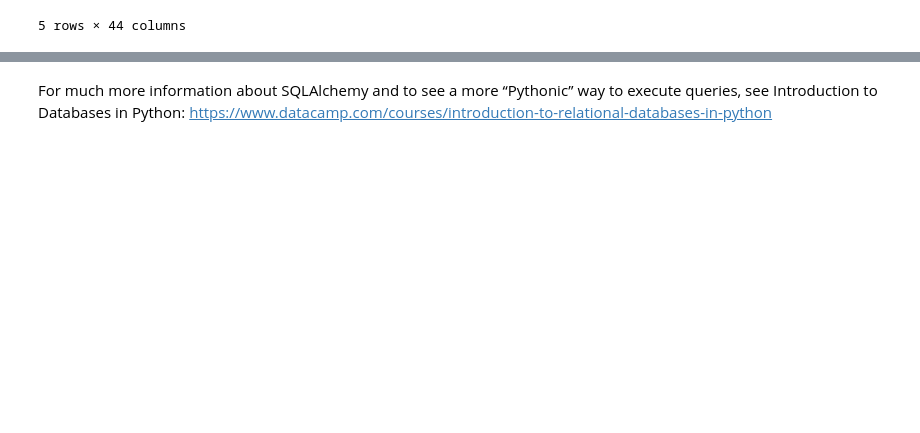
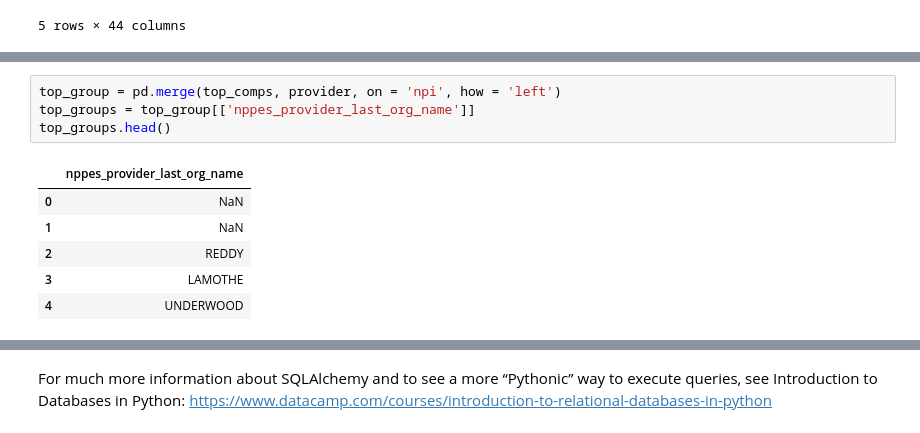
Before and after one commit to NSS-Data-Analytics-Cohort-12/prescribers-python-da12-v2-pandamore, a Jupyter notebook: notebooks/prescribers.ipynb, the cells around one changed output, grey strips where cells are left out. Drawn from its saved outputs; the diff is of its cells as text; blank space fills up the shorter version.

```diff
--- a/notebooks/prescribers.ipynb
+++ b/notebooks/prescribers.ipynb
@@ -199,0 +190,11 @@ combo_5_df_sorted.head()
+# %%
+top_group = pd.merge(top_comps, provider, on = 'npi', how = 'left')
+top_groups = top_group[['nppes_provider_last_org_name']]
+top_groups.head()
+# %% [output]
+|  | nppes_provider_last_org_name |
+| 0 | NaN |
+| 1 | NaN |
+| 2 | REDDY |
+| 3 | LAMOTHE |
+| 4 | UNDERWOOD |
```
Also changed, not shown: parts of 5 cells of this notebook.
